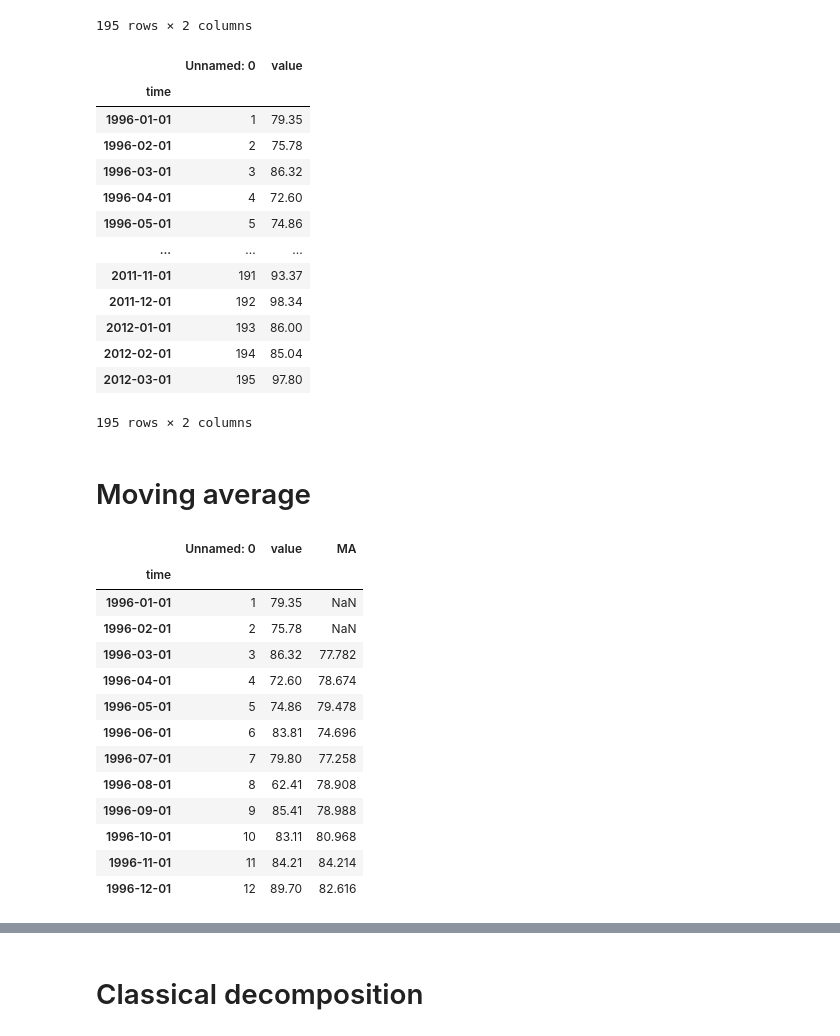
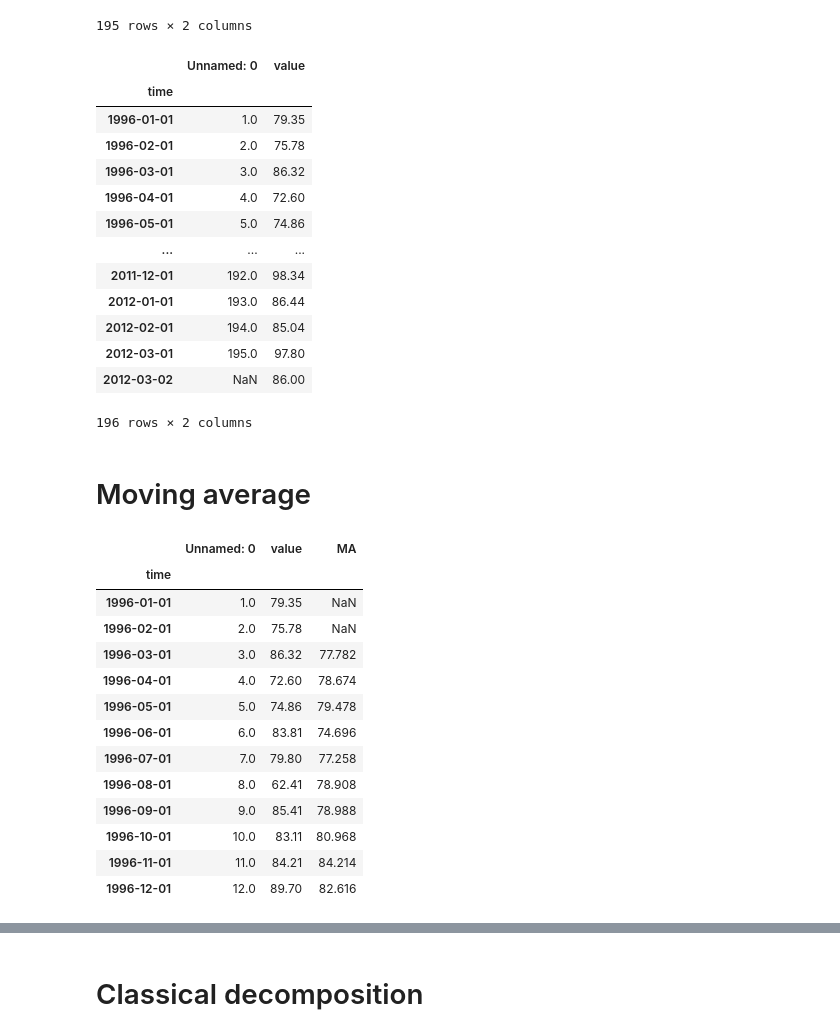
Before and after one commit to thitiwat05/229352-StatisticalLearning-or-Statistical-Learning-Labs., a Jupyter notebook: 229351-LAB07.ipynb, the cells around one changed output, grey strips where cells are left out. Cells and saved outputs as stored; diff of their text form; code cells hidden in the pictures.

```diff
--- a/229351-LAB07.ipynb
+++ b/229351-LAB07.ipynb
@@ -79,24 +81,24 @@ data
 # %%
 # Add or change values
 
-data.loc['2012-01-01','value'] = 86
+data.loc['2012-03-02','value'] = 86
 
 data
 # %% [output]
 |  | Unnamed: 0 | value |
 | time |  |  |
-| 1996-01-01 | 1 | 79.35 |
-| 1996-02-01 | 2 | 75.78 |
-| 1996-03-01 | 3 | 86.32 |
-| 1996-04-01 | 4 | 72.60 |
-| 1996-05-01 | 5 | 74.86 |
+| 1996-01-01 | 1.0 | 79.35 |
+| 1996-02-01 | 2.0 | 75.78 |
+| 1996-03-01 | 3.0 | 86.32 |
+| 1996-04-01 | 4.0 | 72.60 |
+| 1996-05-01 | 5.0 | 74.86 |
 | ... | ... | ... |
-| 2011-11-01 | 191 | 93.37 |
-| 2011-12-01 | 192 | 98.34 |
-| 2012-01-01 | 193 | 86.00 |
-| 2012-02-01 | 194 | 85.04 |
-| 2012-03-01 | 195 | 97.80 |
+| 2011-12-01 | 192.0 | 98.34 |
+| 2012-01-01 | 193.0 | 86.44 |
+| 2012-02-01 | 194.0 | 85.04 |
+| 2012-03-01 | 195.0 | 97.80 |
+| 2012-03-02 | NaN | 86.00 |
-195 rows × 2 columns
+196 rows × 2 columns
 # %% [markdown]
 # Moving average
 # %%
@@ -107,18 +109,18 @@ data.head(12)
 # %% [output]
 |  | Unnamed: 0 | value | MA |
 | time |  |  |  |
-| 1996-01-01 | 1 | 79.35 | NaN |
-| 1996-02-01 | 2 | 75.78 | NaN |
-| 1996-03-01 | 3 | 86.32 | 77.782 |
-| 1996-04-01 | 4 | 72.60 | 78.674 |
-| 1996-05-01 | 5 | 74.86 | 79.478 |
-| 1996-06-01 | 6 | 83.81 | 74.696 |
-| 1996-07-01 | 7 | 79.80 | 77.258 |
-| 1996-08-01 | 8 | 62.41 | 78.908 |
-| 1996-09-01 | 9 | 85.41 | 78.988 |
-| 1996-10-01 | 10 | 83.11 | 80.968 |
-| 1996-11-01 | 11 | 84.21 | 84.214 |
-| 1996-12-01 | 12 | 89.70 | 82.616 |
+| 1996-01-01 | 1.0 | 79.35 | NaN |
+| 1996-02-01 | 2.0 | 75.78 | NaN |
+| 1996-03-01 | 3.0 | 86.32 | 77.782 |
+| 1996-04-01 | 4.0 | 72.60 | 78.674 |
+| 1996-05-01 | 5.0 | 74.86 | 79.478 |
+| 1996-06-01 | 6.0 | 83.81 | 74.696 |
+| 1996-07-01 | 7.0 | 79.80 | 77.258 |
+| 1996-08-01 | 8.0 | 62.41 | 78.908 |
+| 1996-09-01 | 9.0 | 85.41 | 78.988 |
+| 1996-10-01 | 10.0 | 83.11 | 80.968 |
+| 1996-11-01 | 11.0 | 84.21 | 84.214 |
+| 1996-12-01 | 12.0 | 89.70 | 82.616 |
 # %%
 plt.figure(figsize=(12,6))
 plt.plot(data['value'])
```
Also changed, not shown: parts of 13 cells of this notebook.
